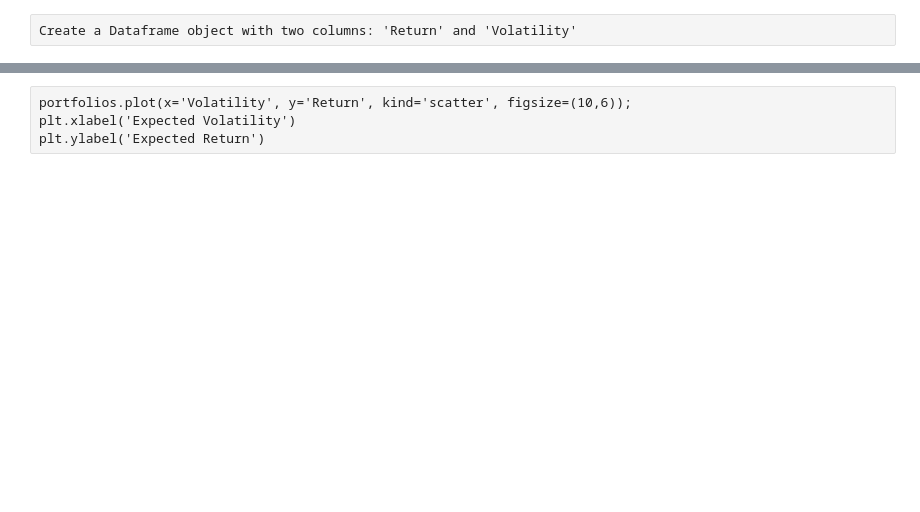
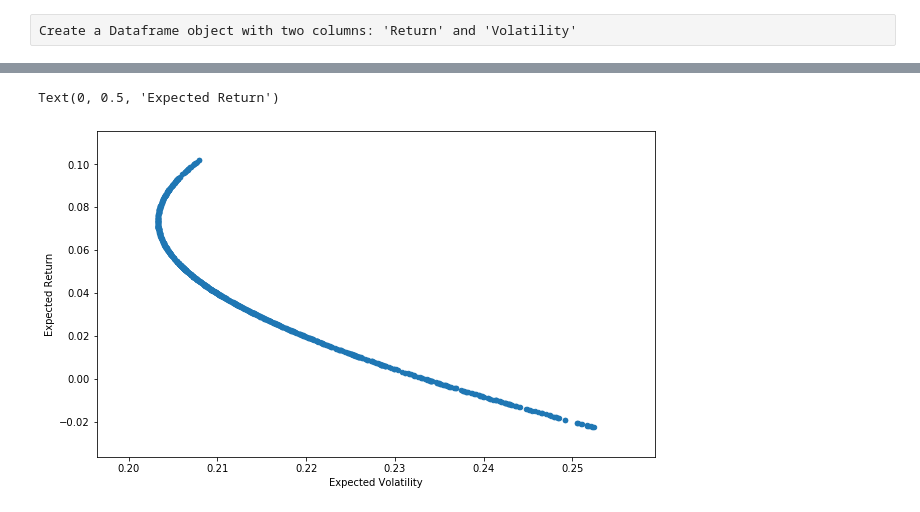
Before and after one commit to crfranch/Finance, a Jupyter notebook: FinancialData/Obtaining the Efficient Frontier (Markowitz Portfolio).ipynb, the cells around one changed output, grey strips where cells are left out. Drawn from its saved outputs; the diff is of its cells as text; code cells hidden in the pictures; blank space fills up the shorter version.

```diff
--- a/FinancialData/Obtaining the Efficient Frontier (Markowitz Portfolio).ipynb
+++ b/FinancialData/Obtaining the Efficient Frontier (Markowitz Portfolio).ipynb
@@ -181,4 +181,8 @@ portfolios.tail()
-# %% [raw]
-portfolios.plot(x='Volatility', y='Return', kind='scatter', figsize=(10,6));
-plt.xlabel('Expected Volatility')
-plt.ylabel('Expected Return')
+# %%
+# Use Matplotlib to create a scatter plot of Expected Volatility and Expected Return
+portfolios.plot(x='Volatility', y='Return', kind='scatter', figsize=(10,6));
+plt.xlabel('Expected Volatility')
+plt.ylabel('Expected Return')
+# %% [output]
+Text(0, 0.5, 'Expected Return')
+[figure, added]
```
Also changed, not shown: parts of 15 cells of this notebook, 1 other file.
